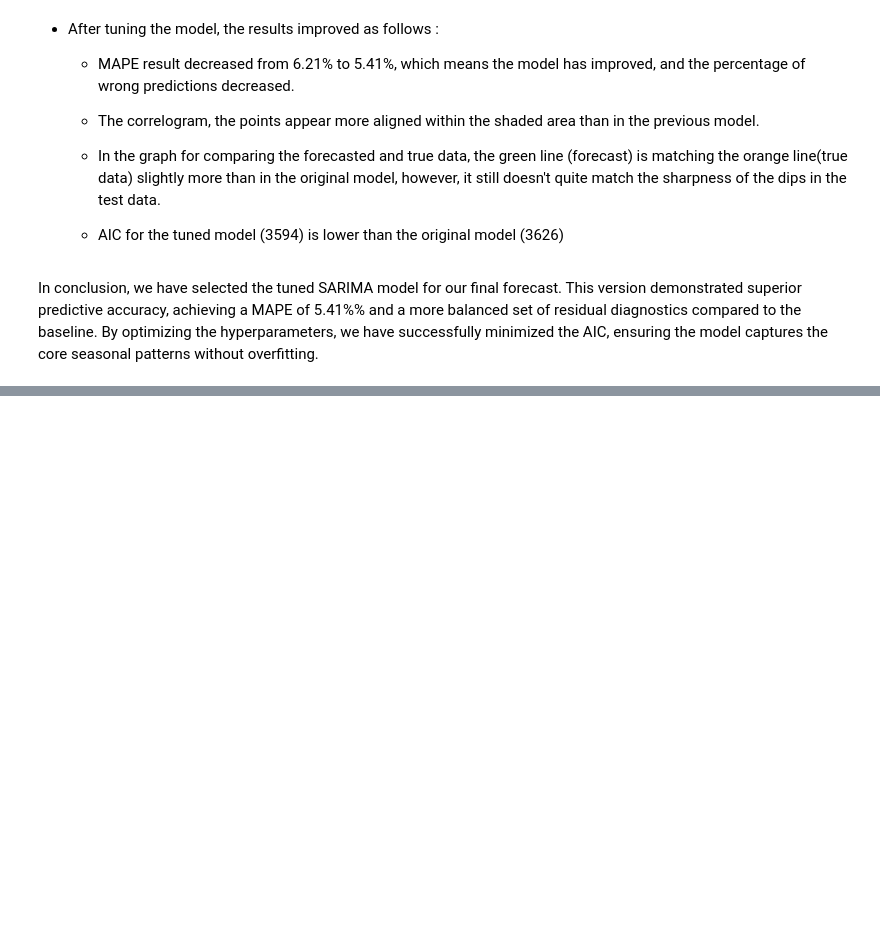
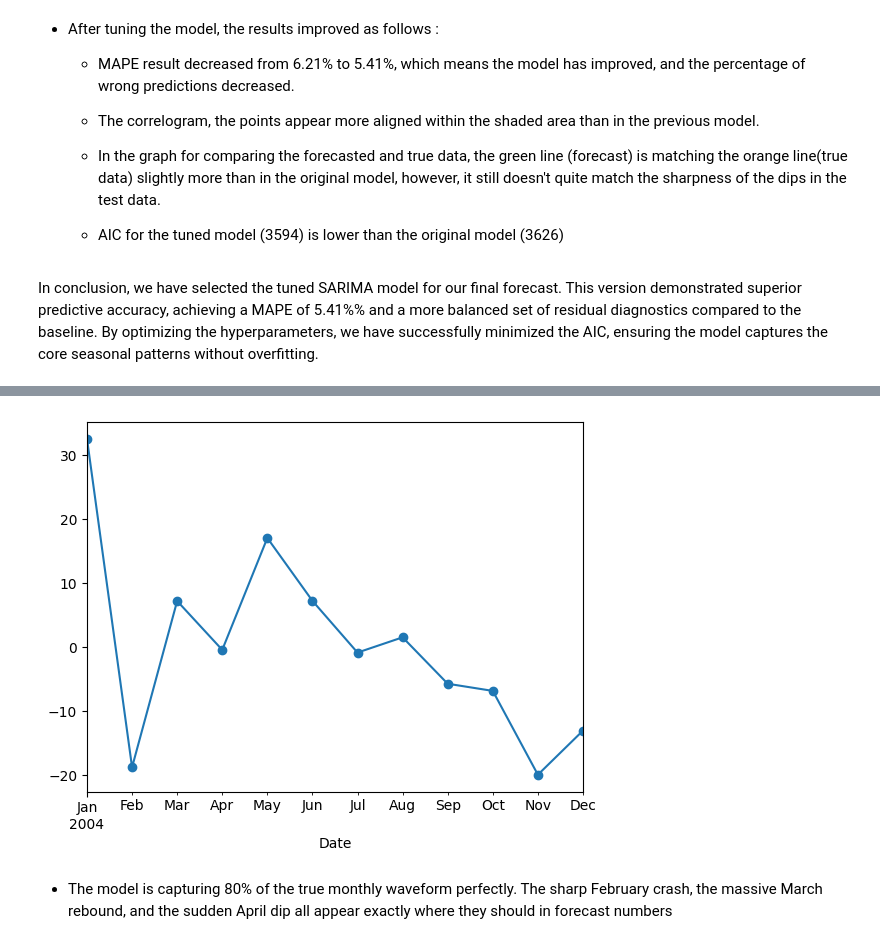
Before and after one commit to Hibashanti/Time-Series-Analysis, a Jupyter notebook: Chicago_Crimes_Core.ipynb, the cells around one changed output, grey strips where cells are left out. Saved outputs shown, nothing was run; the diff lists cells and outputs as text; code cells hidden in the pictures; blank space fills up the shorter version.

```diff
--- a/Chicago_Crimes_Core.ipynb
+++ b/Chicago_Crimes_Core.ipynb
@@ -842,0 +865,7 @@ In conclusion, we have selected the tuned SARIMA model for our final forecast. T
+# %%
+#Compare the forecasted 6 months with the monthly trend expected by the model.
+ax=decompose.seasonal.loc["2004"].plot(marker="o")
+# %% [output]
+[figure, added]
+# %% [markdown]
+- The model is capturing 80% of the true monthly waveform perfectly. The sharp February crash, the massive March rebound, and the sudden April dip all appear exactly where they should in forecast numbers
```
Also changed, not shown: parts of 7 cells of this notebook.
